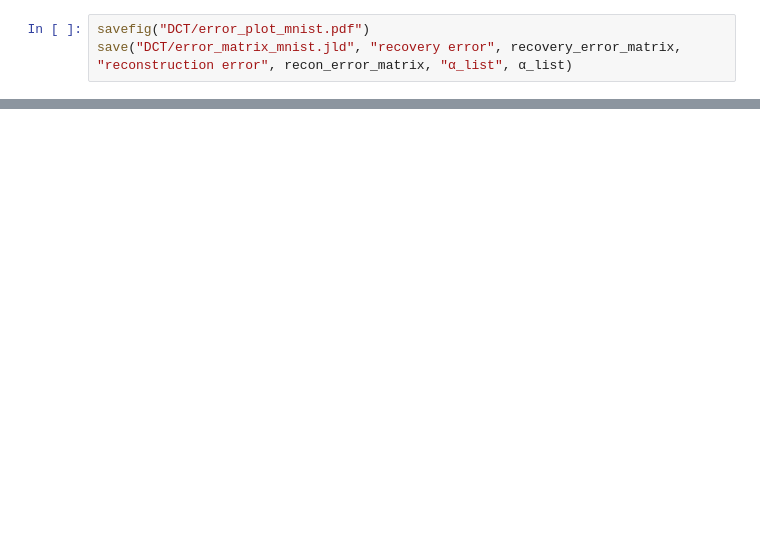
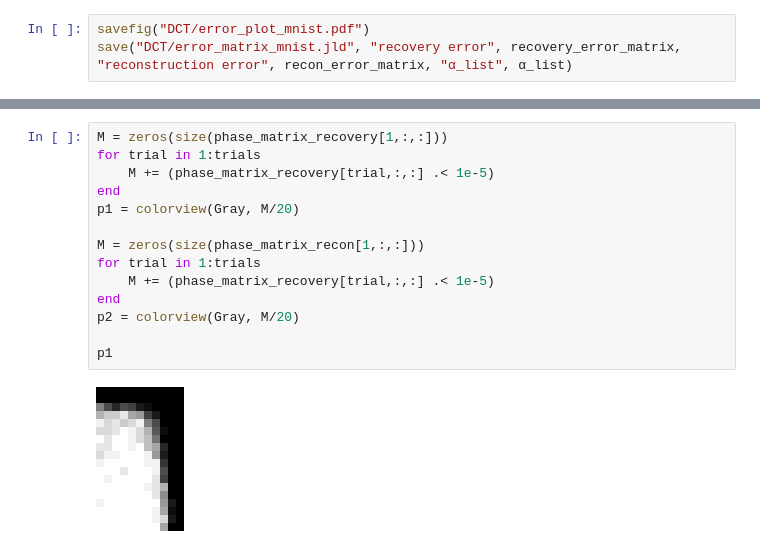
Before and after one commit to babhrujoshi/GNN_Isometries, a Jupyter notebook: GNN_isometry.ipynb, the cells around one changed output, grey strips where cells are left out. Saved outputs shown, nothing was run; the diff lists cells and outputs as text; blank space fills up the shorter version.

```diff
--- a/GNN_isometry.ipynb
+++ b/GNN_isometry.ipynb
@@ -267,0 +364,16 @@ save("DCT/error_matrix_mnist.jld", "recovery error", recovery_error_matrix, "rec
+# %%
+M = zeros(size(phase_matrix_recovery[1,:,:]))
+for trial in 1:trials
+    M += (phase_matrix_recovery[trial,:,:] .< 1e-5)
+end
+p1 = colorview(Gray, M/20)
+
+M = zeros(size(phase_matrix_recon[1,:,:]))
+for trial in 1:trials
+    M += (phase_matrix_recovery[trial,:,:] .< 1e-5)
+end
+p2 = colorview(Gray, M/20)
+
+p1
+# %% [output]
+[figure, added]
```
Also changed, not shown: parts of 18 cells of this notebook, 4 other files.
